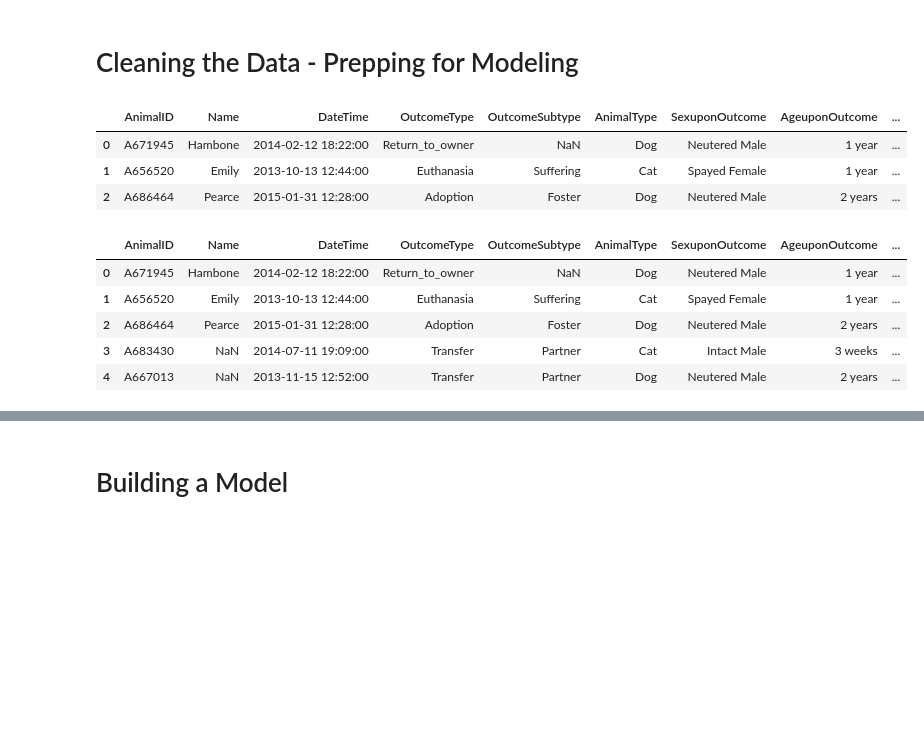
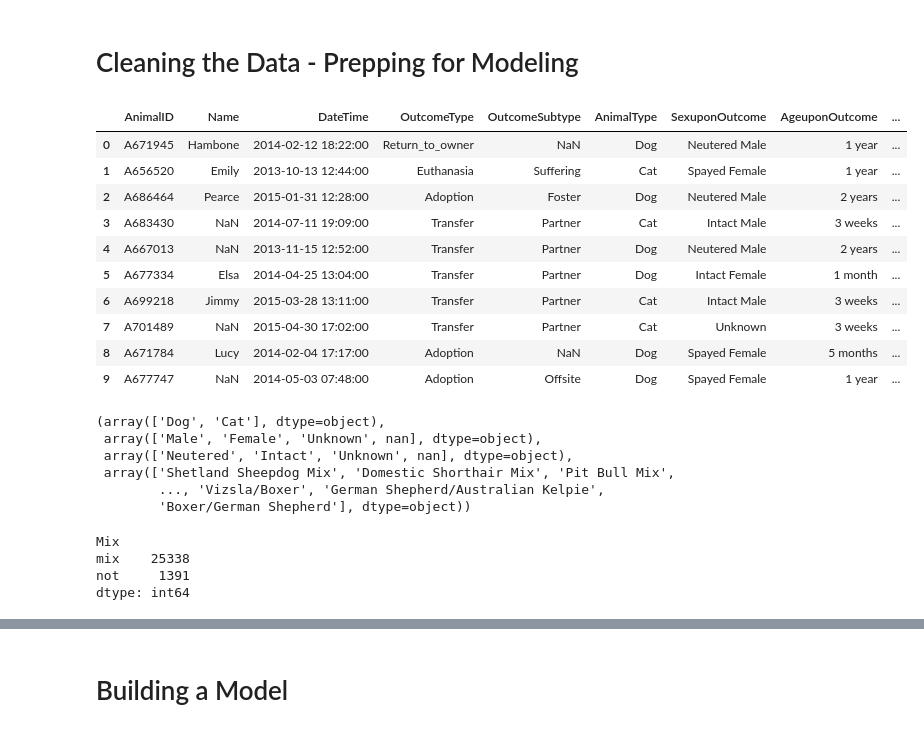
Before and after one commit to tsizzle/animal_shelter_kaggle, a Jupyter notebook: animal_tsizzle.ipynb, the cells around one changed output, grey strips where cells are left out. Saved outputs shown, nothing was run; the diff lists cells and outputs as text; code cells hidden in the pictures; blank space fills up the shorter version.

```diff
--- a/animal_tsizzle.ipynb
+++ b/animal_tsizzle.ipynb
@@ -182,14 +174,21 @@ len(animals.Breed.unique())
 # Cleaning the Data - Prepping for Modeling
 # %%
 #convert DateTime and add DateTimeIn as a new column
-animals['DateTime']=pd.to_datetime(a.DateTime, infer_datetime_format=True)
+animals['DateTime']=pd.to_datetime(animals.DateTime, infer_datetime_format=True)
 # %%
-animals.head(3)
+animals.head(10)
 # %% [output]
 |  | AnimalID | Name | DateTime | OutcomeType | OutcomeSubtype | AnimalType | SexuponOutcome | AgeuponOutcome | ... |
 | 0 | A671945 | Hambone | 2014-02-12 18:22:00 | Return_to_owner | NaN | Dog | Neutered Male | 1 year | ... |
 | 1 | A656520 | Emily | 2013-10-13 12:44:00 | Euthanasia | Suffering | Cat | Spayed Female | 1 year | ... |
 | 2 | A686464 | Pearce | 2015-01-31 12:28:00 | Adoption | Foster | Dog | Neutered Male | 2 years | ... |
+| 3 | A683430 | NaN | 2014-07-11 19:09:00 | Transfer | Partner | Cat | Intact Male | 3 weeks | ... |
+| 4 | A667013 | NaN | 2013-11-15 12:52:00 | Transfer | Partner | Dog | Neutered Male | 2 years | ... |
+| 5 | A677334 | Elsa | 2014-04-25 13:04:00 | Transfer | Partner | Dog | Intact Female | 1 month | ... |
+| 6 | A699218 | Jimmy | 2015-03-28 13:11:00 | Transfer | Partner | Cat | Intact Male | 3 weeks | ... |
+| 7 | A701489 | NaN | 2015-04-30 17:02:00 | Transfer | Partner | Cat | Unknown | 3 weeks | ... |
+| 8 | A671784 | Lucy | 2014-02-04 17:17:00 | Adoption | NaN | Dog | Spayed Female | 5 months | ... |
+| 9 | A677747 | NaN | 2014-05-03 07:48:00 | Adoption | Offsite | Dog | Spayed Female | 1 year | ... |
 # %%
 # converts or calculates age in terms of years
 def calc_age_in_years(x):
@@ -229,12 +228,3 @@ def convert_AgeuponOutcome_to_weeks(df):
 
 animals = convert_AgeuponOutcome_to_weeks(animals)
 #test_df = convert_AgeuponOutcome_to_weeks(test_df)
-# %%
-animals.head()
-# %% [output]
-|  | AnimalID | Name | DateTime | OutcomeType | OutcomeSubtype | AnimalType | SexuponOutcome | AgeuponOutcome | ... |
-| 0 | A671945 | Hambone | 2014-02-12 18:22:00 | Return_to_owner | NaN | Dog | Neutered Male | 1 year | ... |
-| 1 | A656520 | Emily | 2013-10-13 12:44:00 | Euthanasia | Suffering | Cat | Spayed Female | 1 year | ... |
-| 2 | A686464 | Pearce | 2015-01-31 12:28:00 | Adoption | Foster | Dog | Neutered Male | 2 years | ... |
-| 3 | A683430 | NaN | 2014-07-11 19:09:00 | Transfer | Partner | Cat | Intact Male | 3 weeks | ... |
-| 4 | A667013 | NaN | 2013-11-15 12:52:00 | Transfer | Partner | Dog | Neutered Male | 2 years | ... |
@@ -242,0 +231,9 @@ animals.head()
+# %%
+animals.AnimalType.unique(),animals.Sex.unique(),animals.Neutered.unique(),animals.Breed.unique()
+# %% [output]
+(array(['Dog', 'Cat'], dtype=object),
+ array(['Male', 'Female', 'Unknown', nan], dtype=object),
+ array(['Neutered', 'Intact', 'Unknown', nan], dtype=object),
+ array(['Shetland Sheepdog Mix', 'Domestic Shorthair Mix', 'Pit Bull Mix',
+        ..., 'Vizsla/Boxer', 'German Shepherd/Australian Kelpie',
+        'Boxer/German Shepherd'], dtype=object))
@@ -242,0 +275,7 @@ animals.head()
+# %%
+animals.groupby(['Mix']).size()
+# %% [output]
+Mix
+mix    25338
+not     1391
+dtype: int64
```
Also changed, not shown: parts of 29 cells of this notebook, 2 other files.
